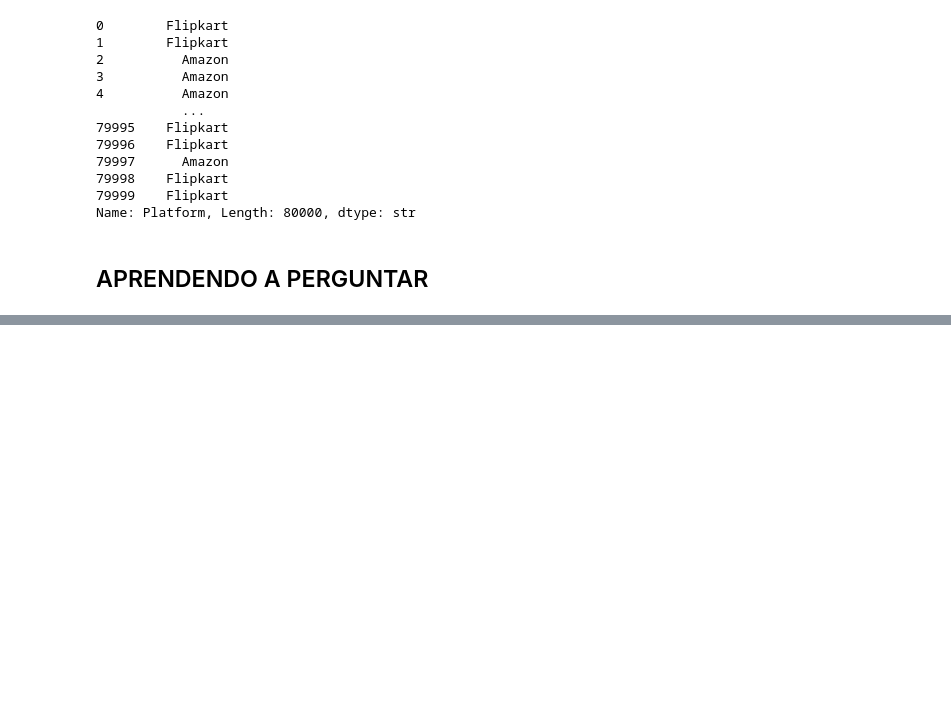
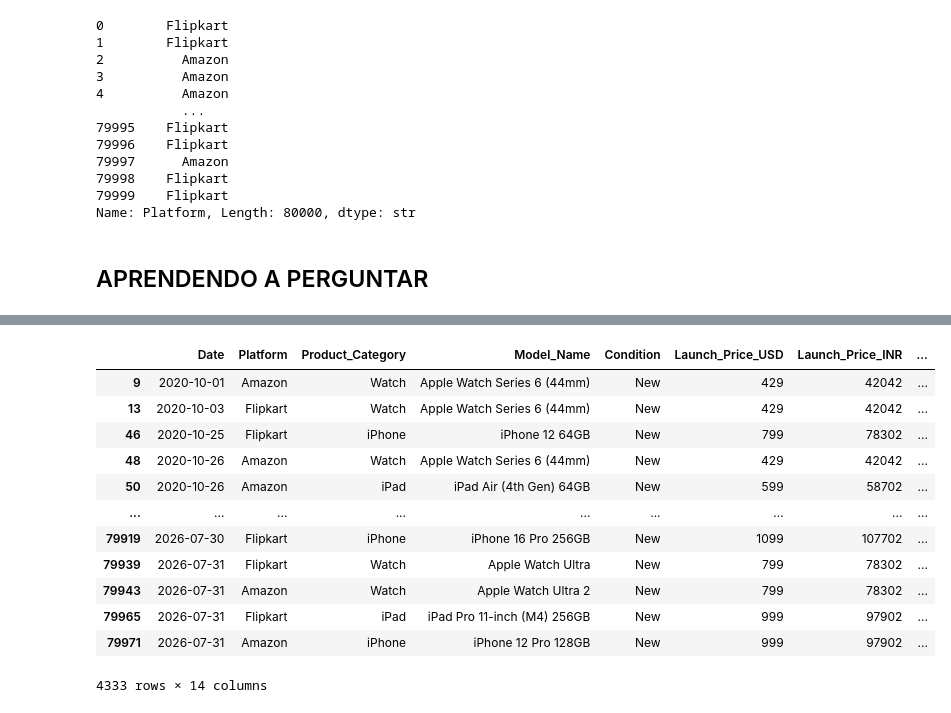
Before and after one commit to RafaelsBahr/Pandas-Luiza, a Jupyter notebook: notebooks/apple_eda.ipynb, the cells around one changed output, grey strips where cells are left out. Saved outputs shown, nothing was run; the diff lists cells and outputs as text; code cells hidden in the pictures; blank space fills up the shorter version.

```diff
--- a/notebooks/apple_eda.ipynb
+++ b/notebooks/apple_eda.ipynb
@@ -74,0 +121,17 @@ df_apple.head(10)
+# %%
+pergunta = df_apple["Rating"] > 4.8
+df_apple[pergunta]
+# %% [output]
+|  | Date | Platform | Product_Category | Model_Name | Condition | Launch_Price_USD | Launch_Price_INR | ... |
+| 9 | 2020-10-01 | Amazon | Watch | Apple Watch Series 6 (44mm) | New | 429 | 42042 | ... |
+| 13 | 2020-10-03 | Flipkart | Watch | Apple Watch Series 6 (44mm) | New | 429 | 42042 | ... |
+| 46 | 2020-10-25 | Flipkart | iPhone | iPhone 12 64GB | New | 799 | 78302 | ... |
+| 48 | 2020-10-26 | Amazon | Watch | Apple Watch Series 6 (44mm) | New | 429 | 42042 | ... |
+| 50 | 2020-10-26 | Amazon | iPad | iPad Air (4th Gen) 64GB | New | 599 | 58702 | ... |
+| ... | ... | ... | ... | ... | ... | ... | ... | ... |
+| 79919 | 2026-07-30 | Flipkart | iPhone | iPhone 16 Pro 256GB | New | 1099 | 107702 | ... |
+| 79939 | 2026-07-31 | Flipkart | Watch | Apple Watch Ultra | New | 799 | 78302 | ... |
+| 79943 | 2026-07-31 | Amazon | Watch | Apple Watch Ultra 2 | New | 799 | 78302 | ... |
+| 79965 | 2026-07-31 | Flipkart | iPad | iPad Pro 11-inch (M4) 256GB | New | 999 | 97902 | ... |
+| 79971 | 2026-07-31 | Amazon | iPhone | iPhone 12 Pro 128GB | New | 999 | 97902 | ... |
+4333 rows × 14 columns
```
Also changed, not shown: parts of 28 cells of this notebook.
